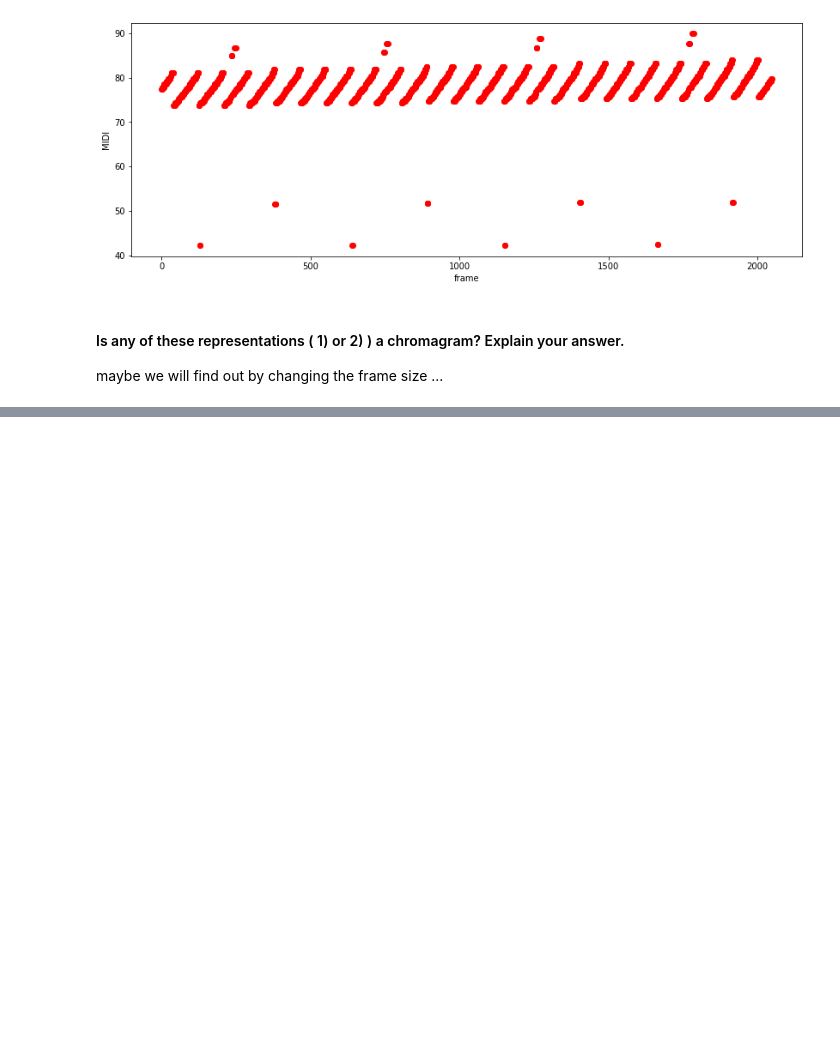
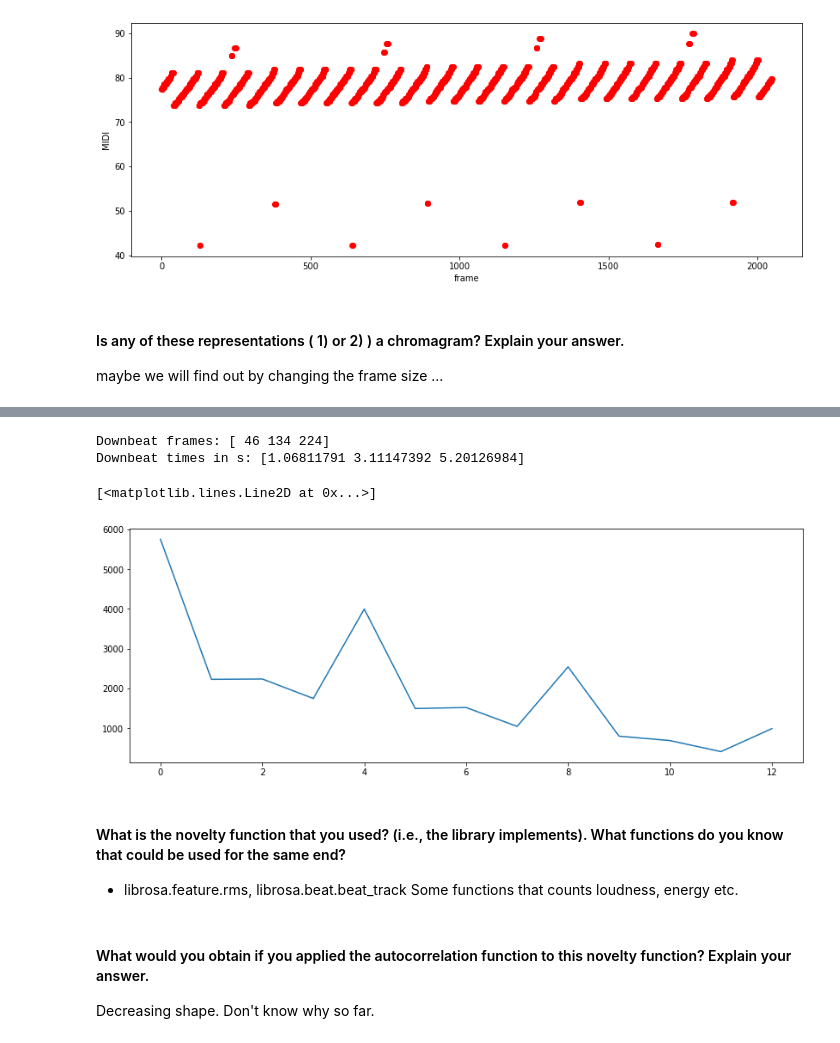
Before and after one commit to steliostss/multimedia_feup, a Jupyter notebook: Assignments/Assignment_A3/Assignment3_Intro/Assignment3_Intro/Assignment3_G10.ipynb, the cells around one changed output, grey strips where cells are left out. Cells and saved outputs as stored; diff of their text form; code cells hidden in the pictures; blank space fills up the shorter version.

```diff
--- a/Assignments/Assignment_A3/Assignment3_Intro/Assignment3_Intro/Assignment3_G10.ipynb
+++ b/Assignments/Assignment_A3/Assignment3_Intro/Assignment3_Intro/Assignment3_G10.ipynb
@@ -197,0 +306,50 @@ maybe we will find out by changing the frame size ...
+# %%
+#https://stackoverflow.com/questions/57384448/detecting-beat-energy-with-librosa-finding-the-first-beat-of-each-bar
+import numpy as np
+
+y, sr = librosa.load('rhythm.wav')
+# get onset envelope
+onset_env = librosa.onset.onset_strength(y, sr=sr, aggregate=np.median)
+# get tempo and beats
+tempo, beats = librosa.beat.beat_track(onset_envelope=onset_env, sr=sr)
+# we assume 4/4 time
+meter = 4
+# calculate number of full measures
+measures = (len(beats) // meter)
+# get onset strengths for the known beat positions
+# Note: this is somewhat naive, as the main strength may be *around*
+#       rather than *on* the detected beat position.
+beat_strengths = onset_env[beats]
+# make sure we only consider full measures
+# and convert to 2d array with indices for measure and beatpos
+measure_beat_strengths = beat_strengths[:measures * meter].reshape(-1, meter)
+# add up strengths per beat position
+beat_pos_strength = np.sum(measure_beat_strengths, axis=0)
+# find the beat position with max strength
+downbeat_pos = np.argmax(beat_pos_strength)
+# convert the beat positions to the same 2d measure format
+full_measure_beats = beats[:measures * meter].reshape(-1, meter)
+# and select the beat position we want: downbeat_pos
+downbeat_frames = full_measure_beats[:, downbeat_pos]
+print('Downbeat frames: {}'.format(downbeat_frames))
+# print times
+downbeat_times = librosa.frames_to_time(downbeat_frames, sr=sr)
+print('Downbeat times in s: {}'.format(downbeat_times))
+# %% [output]
+Downbeat frames: [ 46 134 224]
+Downbeat times in s: [1.06811791 3.11147392 5.20126984]
+# %%
+# What would you obtain if you applied the autocorrelation function to this novelty function
+beat_auto = librosa.autocorrelate(beat_strengths, max_size=5000)
+plt.figure(figsize=(14, 5))
+plt.plot(beat_auto[:2000])
+# %% [output]
+[<matplotlib.lines.Line2D at 0x...>]
+[figure, added]
+# %% [markdown]
+#### What is the novelty function that you used? (i.e., the library implements). What functions do you know that could be used for the same end?
+- librosa.feature.rms, librosa.beat.beat_track
+Some functions that counts loudness, energy etc.
+# %% [markdown]
+#### What would you obtain if you applied the autocorrelation function to this novelty function? Explain your answer.
+Decreasing shape. Don't know why so far.
```
Also changed, not shown: parts of 12 cells of this notebook.
